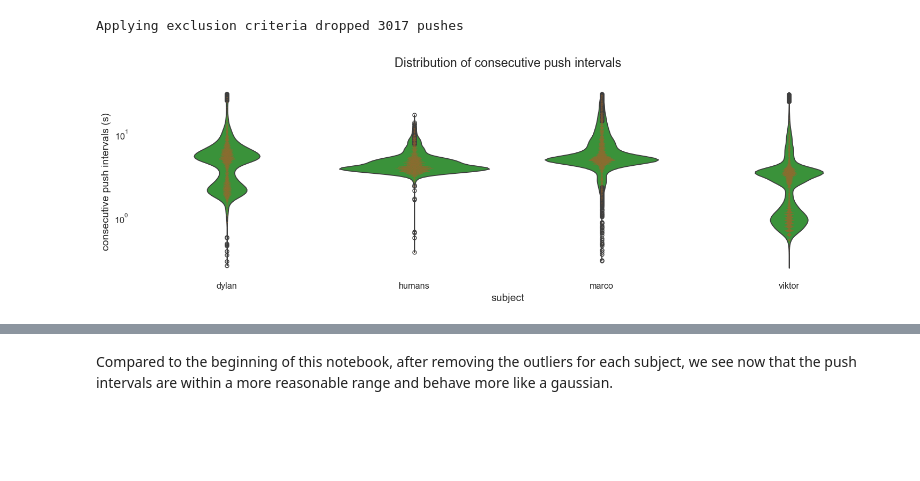
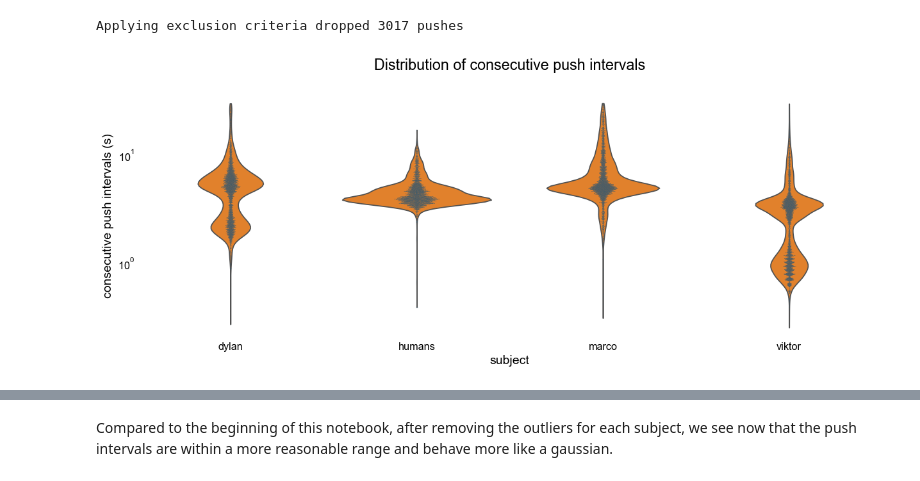
Before and after one commit to XaqLab/Foraging, a Jupyter notebook: notebooks/Data Cleaning.ipynb, the cells around one changed output, grey strips where cells are left out. Drawn from its saved outputs; the diff is of its cells as text; code cells hidden in the pictures; blank space fills up the shorter version.

```diff
--- a/notebooks/Data Cleaning.ipynb
+++ b/notebooks/Data Cleaning.ipynb
@@ -251,16 +252,13 @@ Applying exclusion criteria dropped 3017 pushes
 # %%
 # Plot distribution of push intervals on log-scale
 fig, ax = plt.subplots()
-bp(sns.boxplot)(df_filtered, x='subject', y='consecutive push intervals', showcaps=False,
-                showbox=False, log_scale=True, whiskerprops={'visible': False}, medianprops={'visible': False},
-                legend=False, ax=ax)
 bp(sns.swarmplot)(df_filtered.groupby('subject').sample(10000, random_state=SEED, replace=True), x='subject',
                   y='consecutive push intervals', legend=False, log_scale=True, size=0.25, dodge=True, ax=ax)
 bp(sns.violinplot)(df_filtered, x='subject', y='consecutive push intervals', cut=0,
                    inner=None, log_scale=True, title_prefix="Distribution of consecutive push intervals",
                    y_unit='s', legend=False, ax=ax);
 # %% [output]
-[figure, old version]
+[figure, new version]
 # %%
 df_filtered['push percentiles'] = df_filtered.groupby('subject', as_index=False)['consecutive push intervals'].rank(
     pct=True)
```
Also changed, not shown: parts of 9 cells of this notebook, 9 other files.
